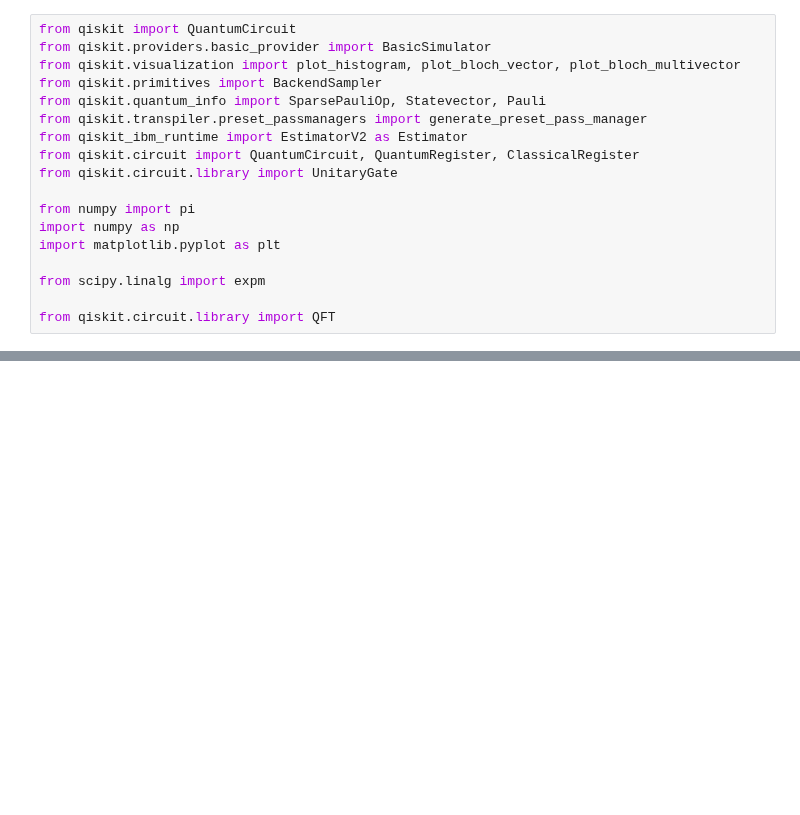
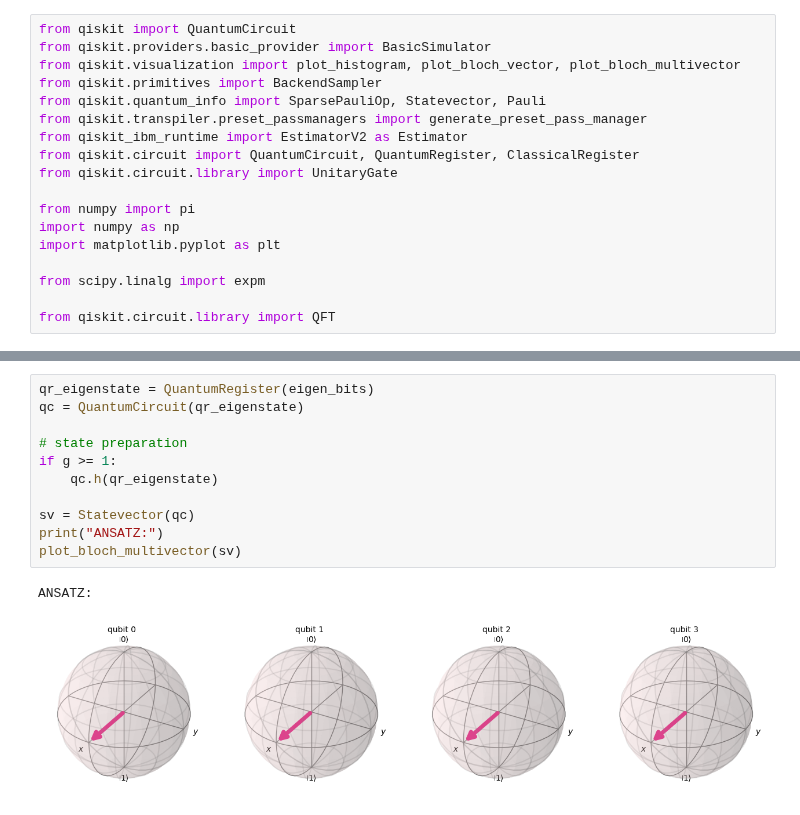
Before and after one commit to Quantum-Linear-Algebra/Intro-to-Quantum-Linear-Algebra, a Jupyter notebook: 7-Transverse_Field_Ising_Model.ipynb, the cells around one changed output, grey strips where cells are left out. Cells and saved outputs as stored; diff of their text form; blank space fills up the shorter version.

```diff
--- a/7-Transverse_Field_Ising_Model.ipynb
+++ b/7-Transverse_Field_Ising_Model.ipynb
@@ -608,0 +263,14 @@ plot_bloch_multivector(sv)
+# %%
+qr_eigenstate = QuantumRegister(eigen_bits)
+qc = QuantumCircuit(qr_eigenstate)
+
+# state preparation
+if g >= 1:
+    qc.h(qr_eigenstate)
+
+sv = Statevector(qc)
+print("ANSATZ:")
+plot_bloch_multivector(sv)
+# %% [output]
+ANSATZ:
+[figure, added]
```
Also changed, not shown: parts of 55 cells of this notebook.
